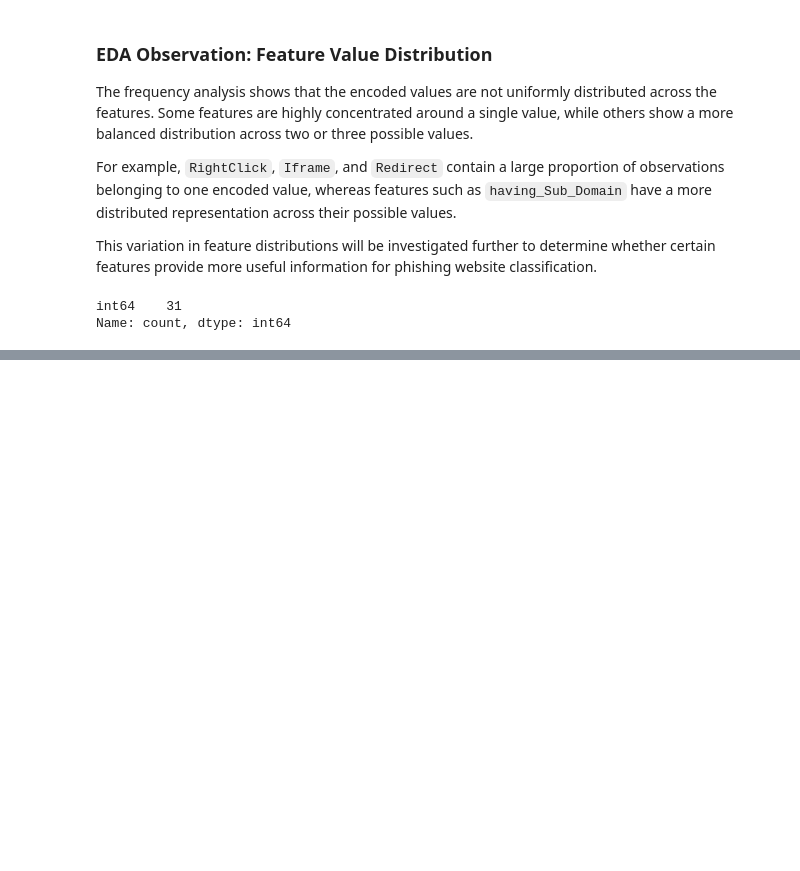
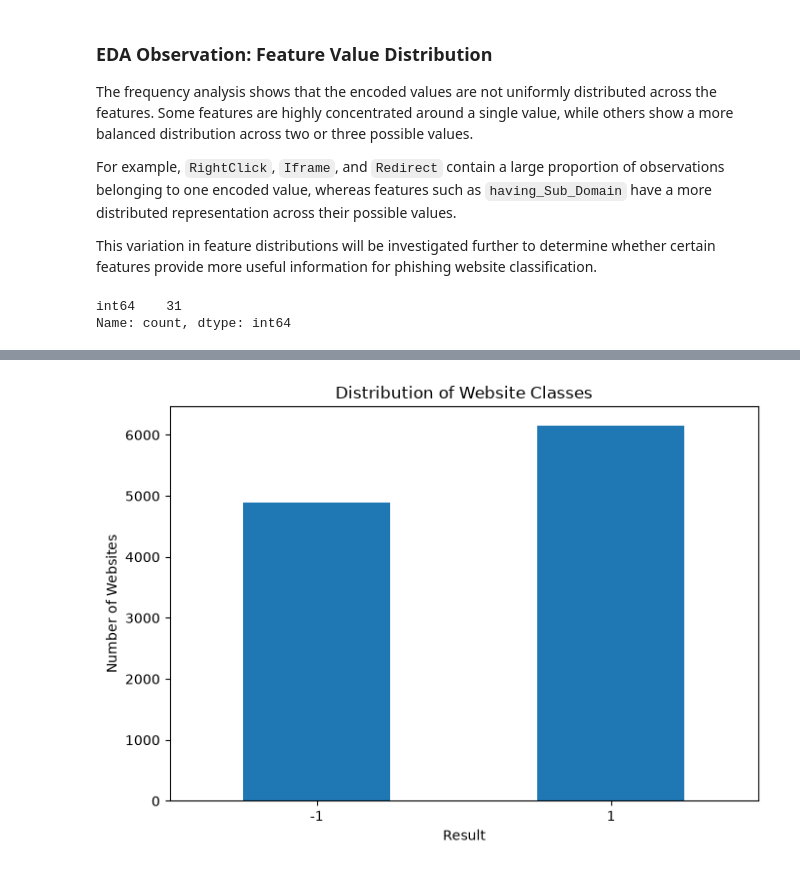
Before and after one commit to Yashi-tech-ai/Phishing-Website-Detection-and-Feature-Reduction, a Jupyter notebook: notebooks/02_eda.ipynb, the cells around one changed output, grey strips where cells are left out. Cells and saved outputs as stored; diff of their text form; code cells hidden in the pictures; blank space fills up the shorter version.

```diff
--- a/notebooks/02_eda.ipynb
+++ b/notebooks/02_eda.ipynb
@@ -109,0 +306,20 @@ Name: count, dtype: int64
+# %%
+import matplotlib.pyplot as plt
+
+df["Result"].value_counts().sort_index().plot(kind="bar", figsize=(7, 5))
+
+plt.title("Distribution of Website Classes")
+plt.xlabel("Result")
+plt.ylabel("Number of Websites")
+plt.xticks(rotation=0)
+plt.tight_layout()
+
+plt.savefig(
+    "../results/figures/class_distribution.png",
+    dpi=300,
+    bbox_inches="tight"
+)
+
+plt.show()
+# %% [output]
+[figure, added]
```
Also changed, not shown: parts of 18 cells of this notebook, 4 other files.
